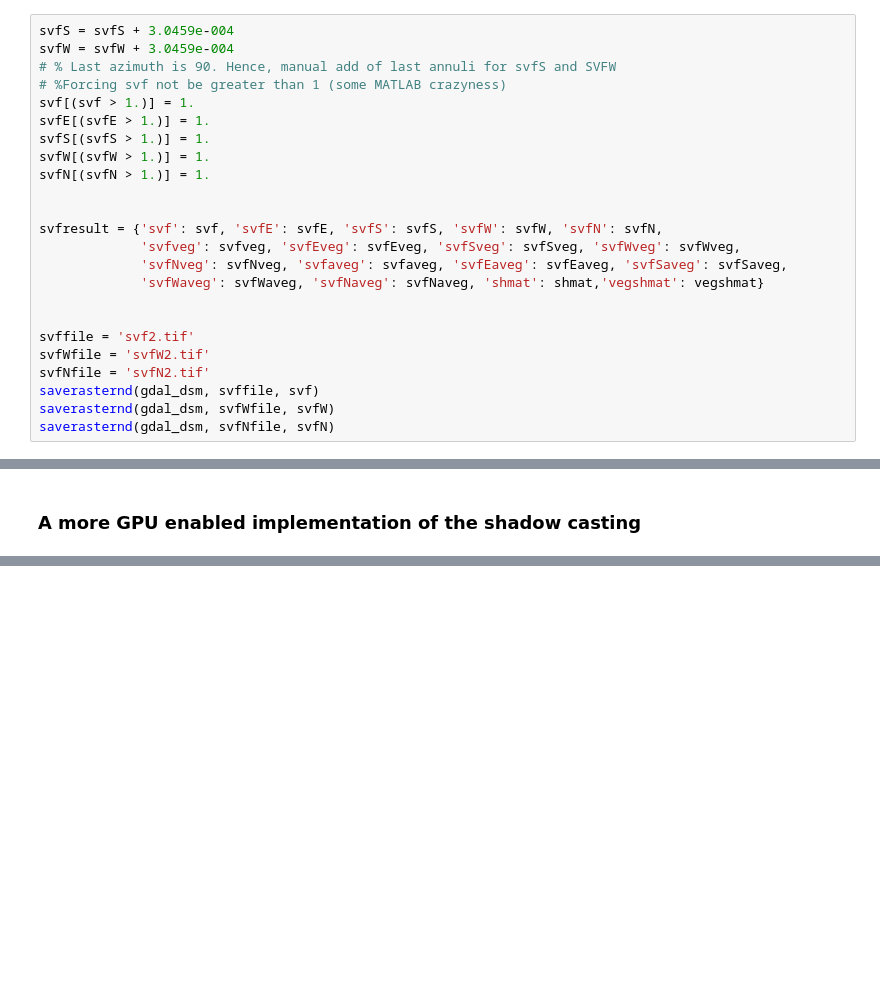
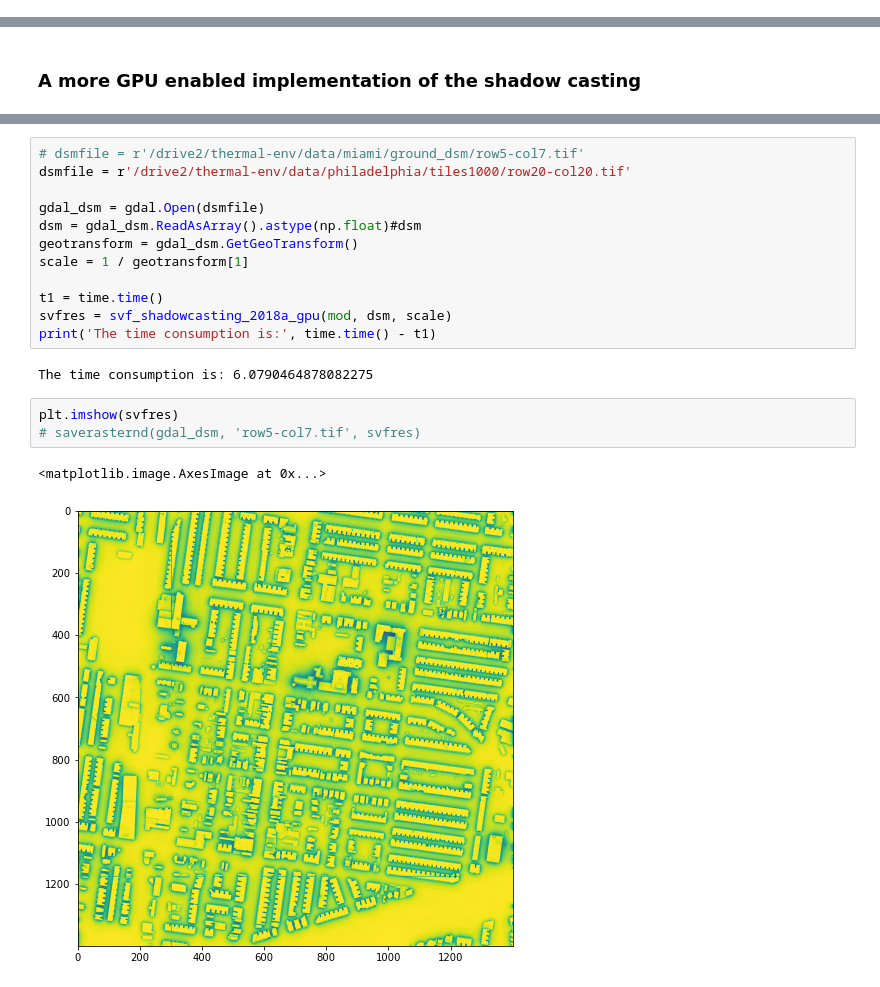
Before and after one commit to xiaojianggis/gpusvf, a Jupyter notebook: gpu/pycuda-svf-shadowcasting.ipynb, the cells around one changed output, grey strips where cells are left out. Saved outputs shown, nothing was run; the diff lists cells and outputs as text; blank space fills up the shorter version.

Commit message:
the shadow casting gpu algorithm

```diff
--- a/gpu/pycuda-svf-shadowcasting.ipynb
+++ b/gpu/pycuda-svf-shadowcasting.ipynb
@@ -504,24 +324,0 @@ dsmimg.shape
-# %%
-svfS = svfS + 3.0459e-004
-svfW = svfW + 3.0459e-004
-# % Last azimuth is 90. Hence, manual add of last annuli for svfS and SVFW
-# %Forcing svf not be greater than 1 (some MATLAB crazyness)
-svf[(svf > 1.)] = 1.
-svfE[(svfE > 1.)] = 1.
-svfS[(svfS > 1.)] = 1.
-svfW[(svfW > 1.)] = 1.
-svfN[(svfN > 1.)] = 1.
-
-
-svfresult = {'svf': svf, 'svfE': svfE, 'svfS': svfS, 'svfW': svfW, 'svfN': svfN,
-             'svfveg': svfveg, 'svfEveg': svfEveg, 'svfSveg': svfSveg, 'svfWveg': svfWveg,
-             'svfNveg': svfNveg, 'svfaveg': svfaveg, 'svfEaveg': svfEaveg, 'svfSaveg': svfSaveg,
-             'svfWaveg': svfWaveg, 'svfNaveg': svfNaveg, 'shmat': shmat,'vegshmat': vegshmat}
-
-
-svffile = 'svf2.tif'
-svfWfile = 'svfW2.tif'
-svfNfile = 'svfN2.tif'
-saverasternd(gdal_dsm, svffile, svf)
-saverasternd(gdal_dsm, svfWfile, svfW)
-saverasternd(gdal_dsm, svfNfile, svfN)
@@ -772,0 +406,20 @@ def gvf_2018a_gpu(mod, wallsun, walls, buildings, scale, shadow, first, second,
+# %%
+# dsmfile = r'/drive2/thermal-env/data/miami/ground_dsm/row5-col7.tif'
+dsmfile = r'/drive2/thermal-env/data/philadelphia/tiles1000/row20-col20.tif'
+
+gdal_dsm = gdal.Open(dsmfile)
+dsm = gdal_dsm.ReadAsArray().astype(np.float)#dsm
+geotransform = gdal_dsm.GetGeoTransform()
+scale = 1 / geotransform[1]
+
+t1 = time.time()
+svfres = svf_shadowcasting_2018a_gpu(mod, dsm, scale)
+print('The time consumption is:', time.time() - t1)
+# %% [output]
+The time consumption is: 6.0790464878082275
+# %%
+plt.imshow(svfres)
+# saverasternd(gdal_dsm, 'row5-col7.tif', svfres)
+# %% [output]
+<matplotlib.image.AxesImage at 0x...>
+[figure, added]
```
Also changed, not shown: parts of 19 cells of this notebook, 2 other files.
